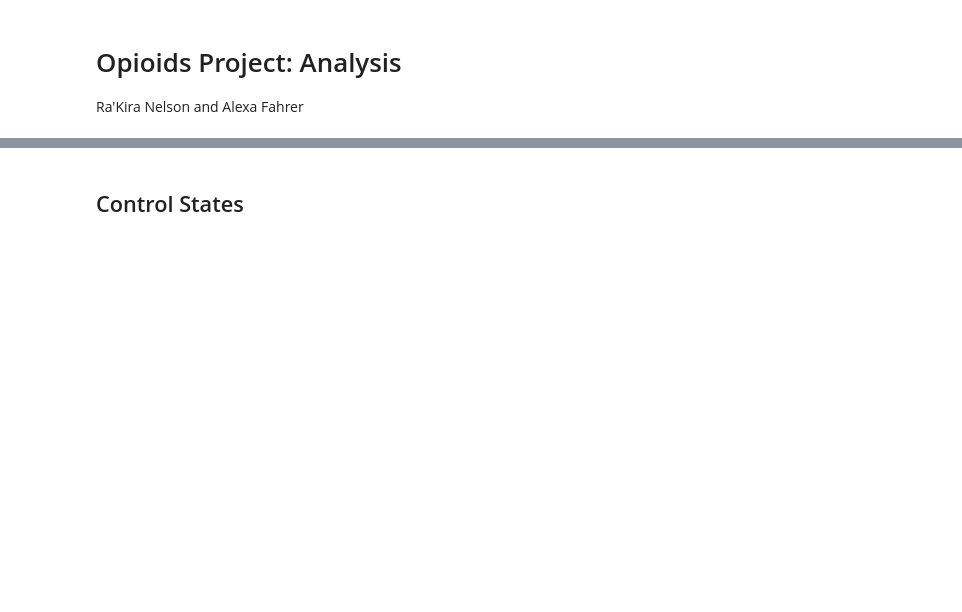
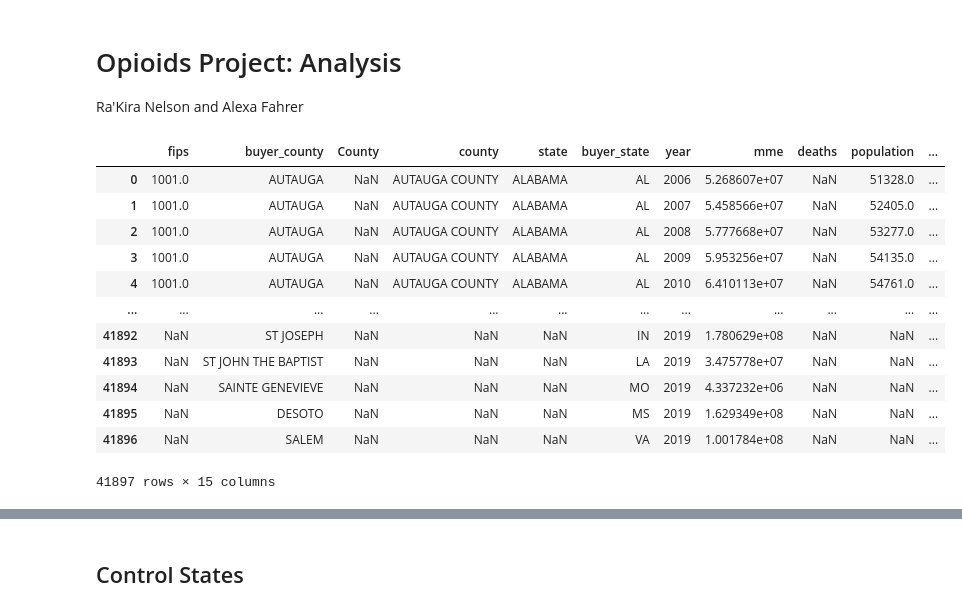
Before and after one commit to rakiranelson/IDS590-Opioids-Final-Project, a Jupyter notebook: opioid_project_analysis.ipynb, the cells around one changed output, grey strips where cells are left out. Cells and saved outputs as stored; diff of their text form; code cells hidden in the pictures; blank space fills up the shorter version.

```diff
--- a/opioid_project_analysis.ipynb
+++ b/opioid_project_analysis.ipynb
@@ -14,7 +14,22 @@ pd.set_option("mode.copy_on_write", True)
 # %%
 opioids_prescriptions = pd.read_csv("data/opioids_clean.csv")
 opioids_prescriptions = opioids_prescriptions.copy()
 opioids_prescriptions = opioids_prescriptions.drop(columns=["Unnamed: 0"])
+opioids_prescriptions
+# %% [output]
+|  | fips | buyer_county | County | county | state | buyer_state | year | mme | deaths | population | ... |
+| 0 | 1001.0 | AUTAUGA | NaN | AUTAUGA COUNTY | ALABAMA | AL | 2006 | 5.268607e+07 | NaN | 51328.0 | ... |
+| 1 | 1001.0 | AUTAUGA | NaN | AUTAUGA COUNTY | ALABAMA | AL | 2007 | 5.458566e+07 | NaN | 52405.0 | ... |
+| 2 | 1001.0 | AUTAUGA | NaN | AUTAUGA COUNTY | ALABAMA | AL | 2008 | 5.777668e+07 | NaN | 53277.0 | ... |
+| 3 | 1001.0 | AUTAUGA | NaN | AUTAUGA COUNTY | ALABAMA | AL | 2009 | 5.953256e+07 | NaN | 54135.0 | ... |
+| 4 | 1001.0 | AUTAUGA | NaN | AUTAUGA COUNTY | ALABAMA | AL | 2010 | 6.410113e+07 | NaN | 54761.0 | ... |
+| ... | ... | ... | ... | ... | ... | ... | ... | ... | ... | ... | ... |
+| 41892 | NaN | ST JOSEPH | NaN | NaN | NaN | IN | 2019 | 1.780629e+08 | NaN | NaN | ... |
+| 41893 | NaN | ST JOHN THE BAPTIST | NaN | NaN | NaN | LA | 2019 | 3.475778e+07 | NaN | NaN | ... |
+| 41894 | NaN | SAINTE GENEVIEVE | NaN | NaN | NaN | MO | 2019 | 4.337232e+06 | NaN | NaN | ... |
+| 41895 | NaN | DESOTO | NaN | NaN | NaN | MS | 2019 | 1.629349e+08 | NaN | NaN | ... |
+| 41896 | NaN | SALEM | NaN | NaN | NaN | VA | 2019 | 1.001784e+08 | NaN | NaN | ... |
+41897 rows × 15 columns
 # %%
 opioids_deaths = pd.read_csv("data/opioids_deaths.csv")
 opioids_deaths = opioids_deaths.copy()
```
Also changed, not shown: parts of 9 cells of this notebook.
